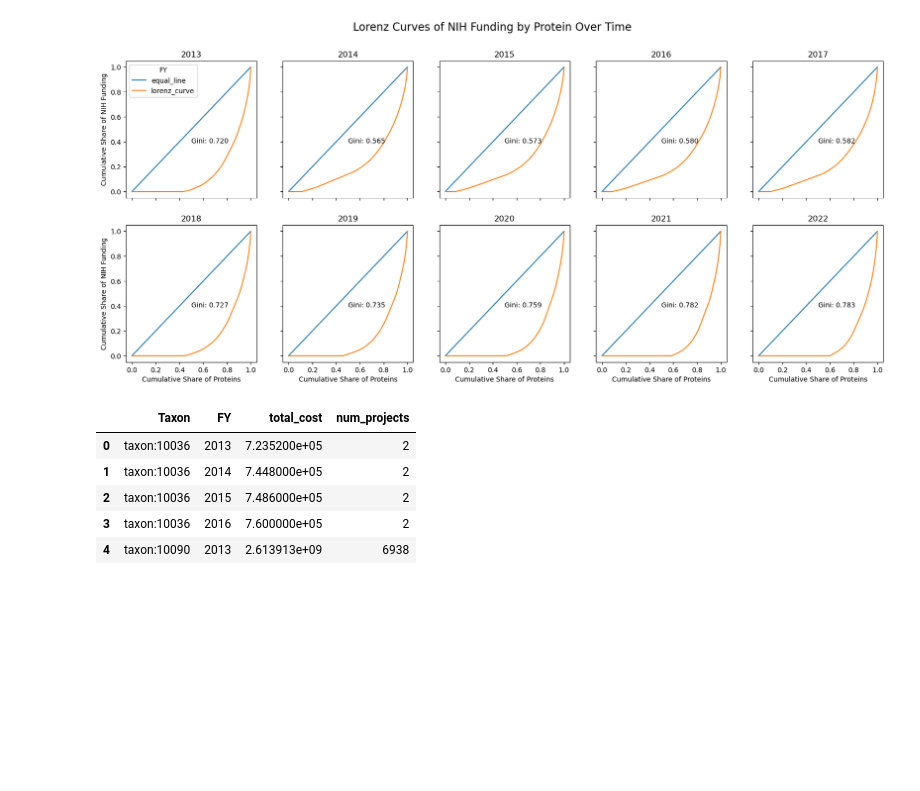
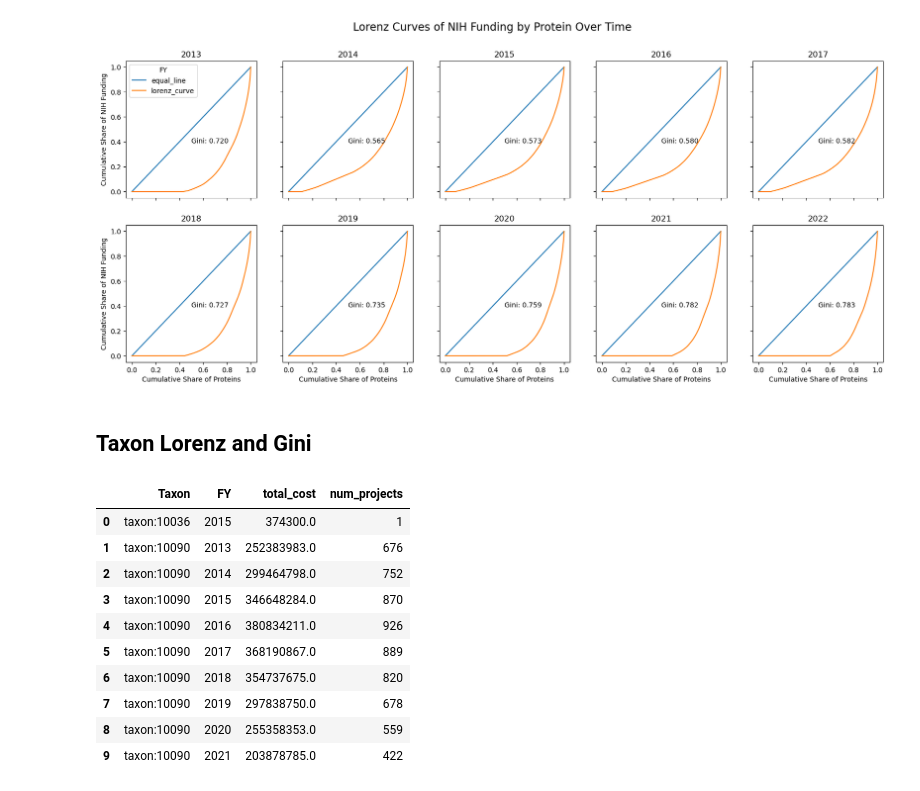
Before and after one commit to Moulica5374/NIH-Funding-Annotation-Analysis-Team-Project, a Jupyter notebook: Data_Analysis.ipynb, the cells around one changed output. Saved outputs shown, nothing was run; the diff lists cells and outputs as text; code cells hidden in the pictures; blank space fills up the shorter version.

Commit message:
Finished Gini and RQ6.

```diff
--- a/Data_Analysis.ipynb
+++ b/Data_Analysis.ipynb
@@ -1594,19 +1604,28 @@ for i, year in enumerate(range(2013, 2023)):
                 xy=(0.5, 0.4), xycoords='axes fraction')
 # %% [output]
 [figure]
+# %% [markdown]
+## Taxon Lorenz and Gini
 # %%
-taxon_year_data = year_data[['Taxon', 'FY', 'TOTAL_COST']].groupby(
+taxon_year_data = year_data[['Taxon', 'FY', 'TOTAL_COST', 'PROJECT_NUMBER']].drop_duplicates(
+    subset=['PROJECT_NUMBER', 'FY'], keep='first'
+).groupby(
     ['Taxon', 'FY']
 ).agg(
     total_cost = ('TOTAL_COST', 'sum'),
     num_projects = ('Taxon', 'size')
 ).reset_index()
 
-taxon_year_data.head()
+taxon_year_data.head(10)
 # %% [output]
 |  | Taxon | FY | total_cost | num_projects |
-| 0 | taxon:10036 | 2013 | 7.235200e+05 | 2 |
-| 1 | taxon:10036 | 2014 | 7.448000e+05 | 2 |
-| 2 | taxon:10036 | 2015 | 7.486000e+05 | 2 |
-| 3 | taxon:10036 | 2016 | 7.600000e+05 | 2 |
-| 4 | taxon:10090 | 2013 | 2.613913e+09 | 6938 |
+| 0 | taxon:10036 | 2015 | 374300.0 | 1 |
+| 1 | taxon:10090 | 2013 | 252383983.0 | 676 |
+| 2 | taxon:10090 | 2014 | 299464798.0 | 752 |
+| 3 | taxon:10090 | 2015 | 346648284.0 | 870 |
+| 4 | taxon:10090 | 2016 | 380834211.0 | 926 |
+| 5 | taxon:10090 | 2017 | 368190867.0 | 889 |
+| 6 | taxon:10090 | 2018 | 354737675.0 | 820 |
+| 7 | taxon:10090 | 2019 | 297838750.0 | 678 |
+| 8 | taxon:10090 | 2020 | 255358353.0 | 559 |
+| 9 | taxon:10090 | 2021 | 203878785.0 | 422 |
```
Also changed, not shown: parts of 13 cells of this notebook.
